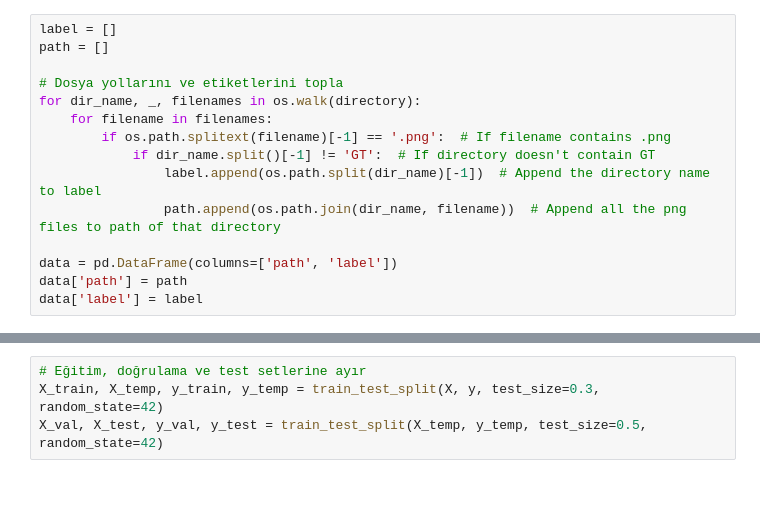
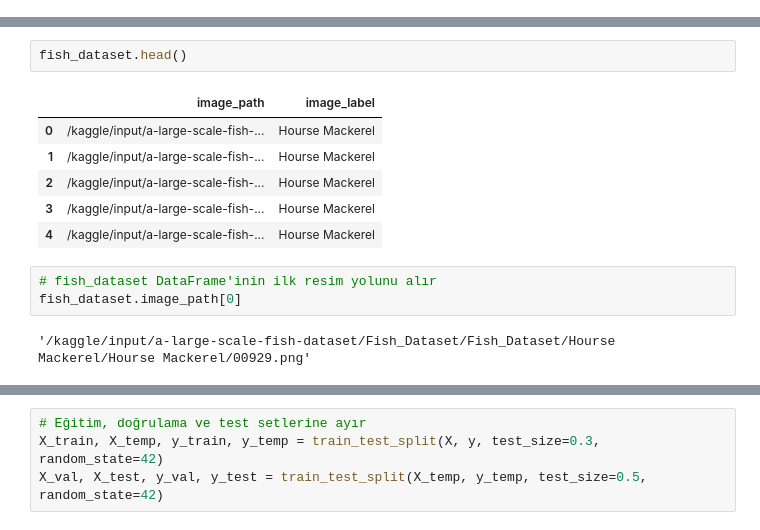
Before and after one commit to SumeyraBayrak/Fish-Segmentation-and-Classification, a Jupyter notebook: classifying-a-fish-dataset-using-ann.ipynb, the cells around one changed output, grey strips where cells are left out. Saved outputs shown, nothing was run; the diff lists cells and outputs as text; blank space fills up the shorter version.

```diff
--- a/classifying-a-fish-dataset-using-ann.ipynb
+++ b/classifying-a-fish-dataset-using-ann.ipynb
@@ -18,15 +47,0 @@ classes = [i for i in os.listdir(directory) if '.' not in i]
-# %%
-label = []
-path = []
-
-# Dosya yollarını ve etiketlerini topla
-for dir_name, _, filenames in os.walk(directory):
-    for filename in filenames:
-        if os.path.splitext(filename)[-1] == '.png':  # If filename contains .png
-            if dir_name.split()[-1] != 'GT':  # If directory doesn't contain GT
-                label.append(os.path.split(dir_name)[-1])  # Append the directory name to label
-                path.append(os.path.join(dir_name, filename))  # Append all the png files to path of that directory
-
-data = pd.DataFrame(columns=['path', 'label'])
-data['path'] = path
-data['label'] = label
@@ -32,0 +67,14 @@ data['label'] = label
+# %%
+fish_dataset.head()
+# %% [output]
+|  | image_path | image_label |
+| 0 | /kaggle/input/a-large-scale-fish-... | Hourse Mackerel |
+| 1 | /kaggle/input/a-large-scale-fish-... | Hourse Mackerel |
+| 2 | /kaggle/input/a-large-scale-fish-... | Hourse Mackerel |
+| 3 | /kaggle/input/a-large-scale-fish-... | Hourse Mackerel |
+| 4 | /kaggle/input/a-large-scale-fish-... | Hourse Mackerel |
+# %%
+# fish_dataset DataFrame'inin ilk resim yolunu alır
+fish_dataset.image_path[0]
+# %% [output]
+'/kaggle/input/a-large-scale-fish-dataset/Fish_Dataset/Fish_Dataset/Hourse Mackerel/Hourse Mackerel/00929.png'
```
Also changed, not shown: parts of 11 cells of this notebook.
